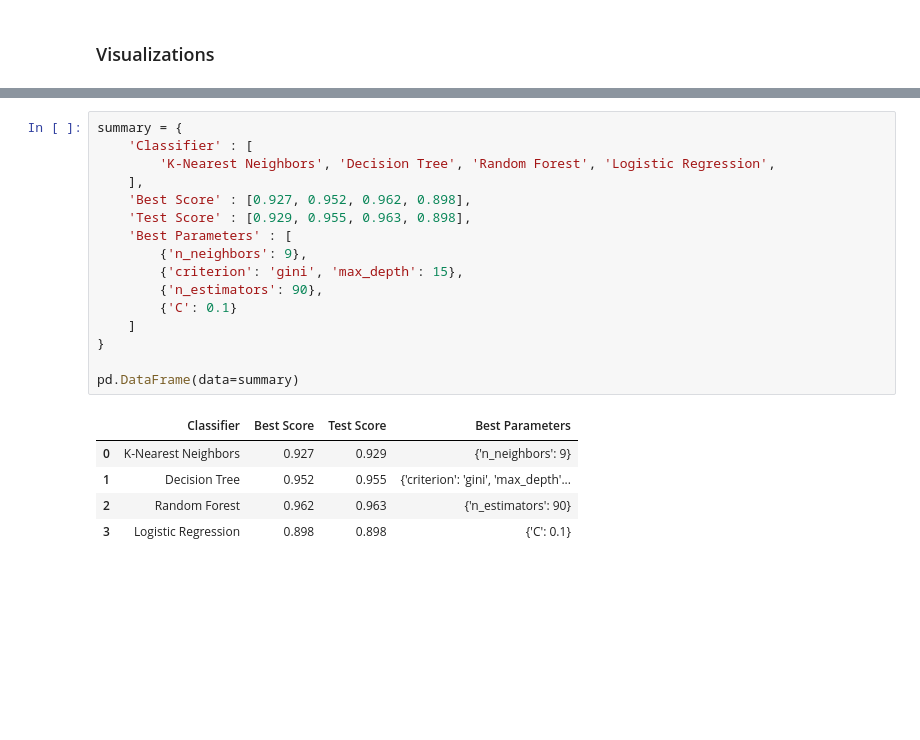
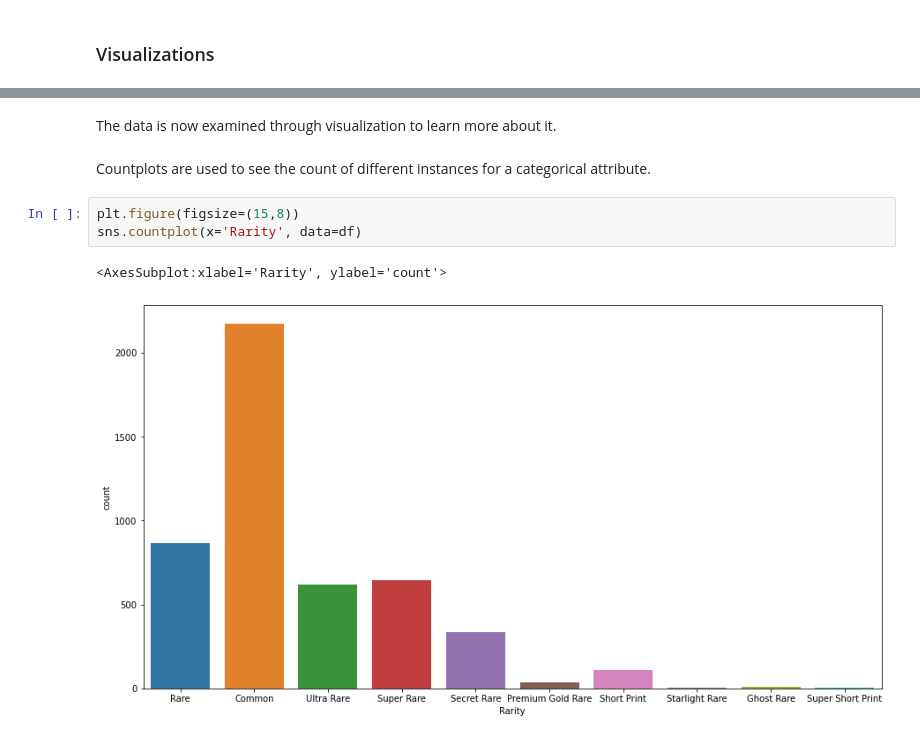
Before and after one commit to jishnu3000/airline-satisfaction, a Jupyter notebook: airline-satisfaction.ipynb, the cells around one changed output, grey strips where cells are left out. Cells and saved outputs as stored; diff of their text form; blank space fills up the shorter version.

```diff
--- a/airline-satisfaction.ipynb
+++ b/airline-satisfaction.ipynb
@@ -397,22 +288,10 @@ Test score: 0.898205150437874
-# %%
-summary = {
-    'Classifier' : [
-        'K-Nearest Neighbors', 'Decision Tree', 'Random Forest', 'Logistic Regression',
-    ],
-    'Best Score' : [0.927, 0.952, 0.962, 0.898],
-    'Test Score' : [0.929, 0.955, 0.963, 0.898],
-    'Best Parameters' : [
-        {'n_neighbors': 9},
-        {'criterion': 'gini', 'max_depth': 15},
-        {'n_estimators': 90},
-        {'C': 0.1}
-    ]
-}
-
-pd.DataFrame(data=summary)
-# %% [output]
-|  | Classifier | Best Score | Test Score | Best Parameters |
-| 0 | K-Nearest Neighbors | 0.927 | 0.929 | {'n_neighbors': 9} |
-| 1 | Decision Tree | 0.952 | 0.955 | {'criterion': 'gini', 'max_depth'... |
-| 2 | Random Forest | 0.962 | 0.963 | {'n_estimators': 90} |
-| 3 | Logistic Regression | 0.898 | 0.898 | {'C': 0.1} |
+# %% [markdown]
+The data is now examined through visualization to learn more about it.
+# %% [markdown]
+Countplots are used to see the count of different instances for a categorical attribute.
+# %%
+plt.figure(figsize=(15,8))
+sns.countplot(x='Rarity', data=df)
+# %% [output]
+<AxesSubplot:xlabel='Rarity', ylabel='count'>
+[figure, added]
```
Also changed, not shown: parts of 255 cells of this notebook.
